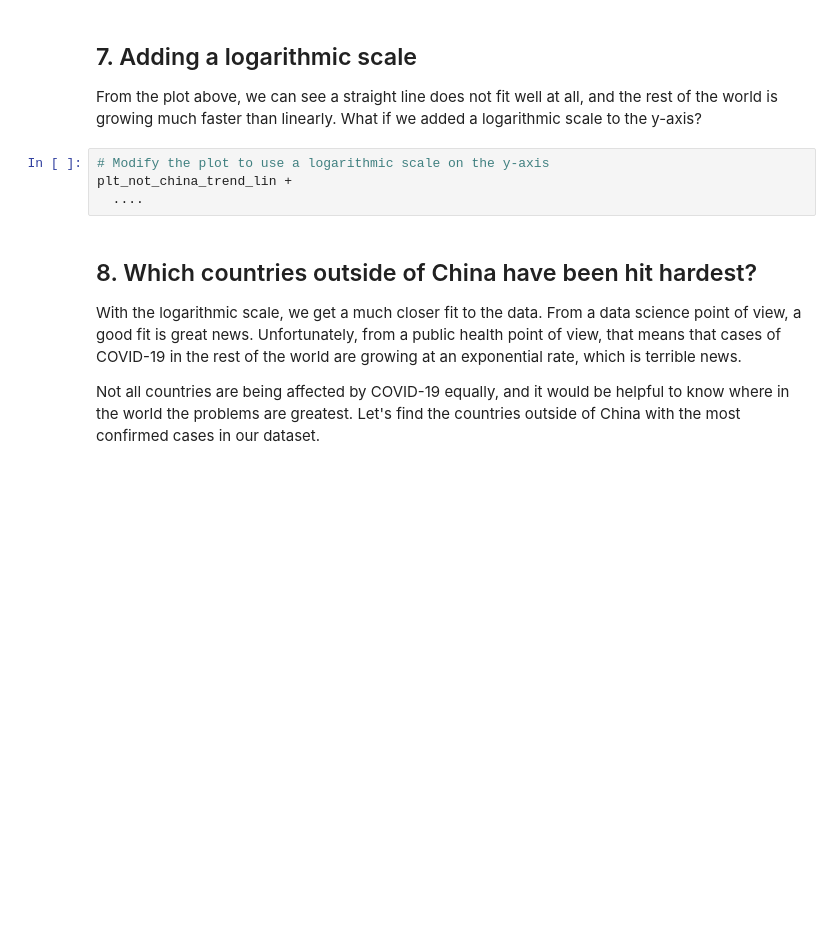
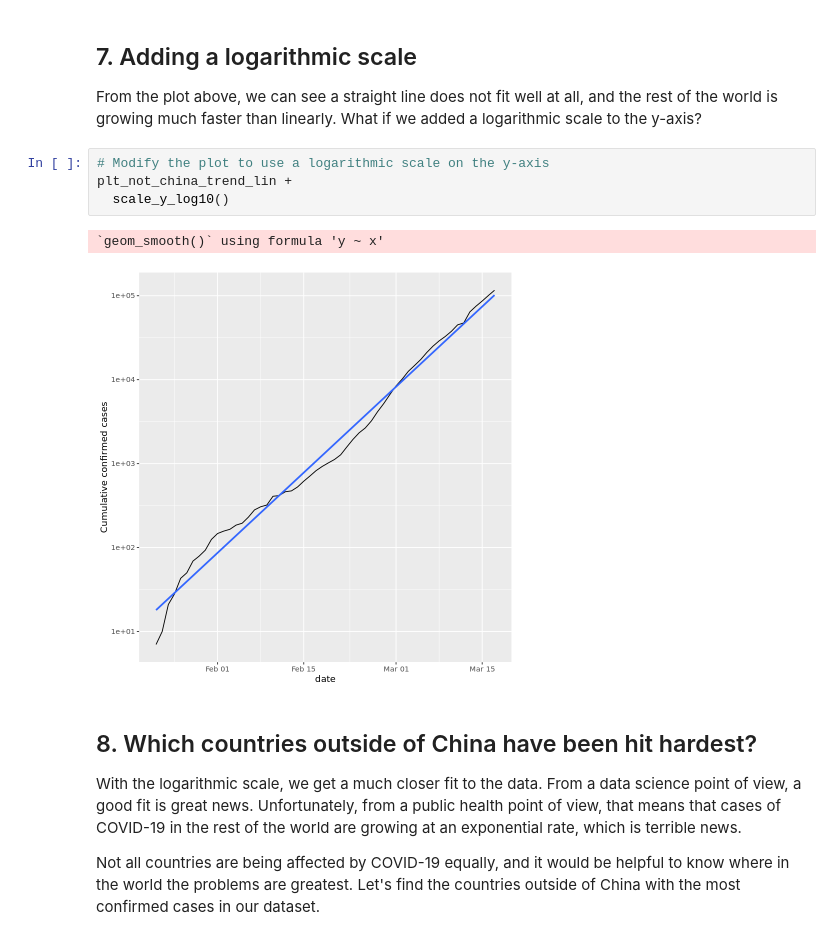
Before and after one commit to printfCRLF/pp, a Jupyter notebook: projects/visualizing_covid-19/notebook.ipynb, the cells around one changed output. Saved outputs shown, nothing was run; the diff lists cells and outputs as text; blank space fills up the shorter version.

```diff
--- a/projects/visualizing_covid-19/notebook.ipynb
+++ b/projects/visualizing_covid-19/notebook.ipynb
@@ -166,7 +154,10 @@ plt_not_china_trend_lin
 # %%
 # Modify the plot to use a logarithmic scale on the y-axis
 plt_not_china_trend_lin +
-  ....
+  scale_y_log10()
+# %% [output]
+`geom_smooth()` using formula 'y ~ x'
+[figure, added]
 # %% [markdown]
 ## 8. Which countries outside of China have been hit hardest?
 <p>With the logarithmic scale, we get a much closer fit to the data. From a data science point of view, a good fit is great news. Unfortunately, from a public health point of view, that means that cases of COVID-19 in the rest of the world are growing at an exponential rate, which is terrible news.</p>
```
Also changed, not shown: parts of 4 cells of this notebook.
